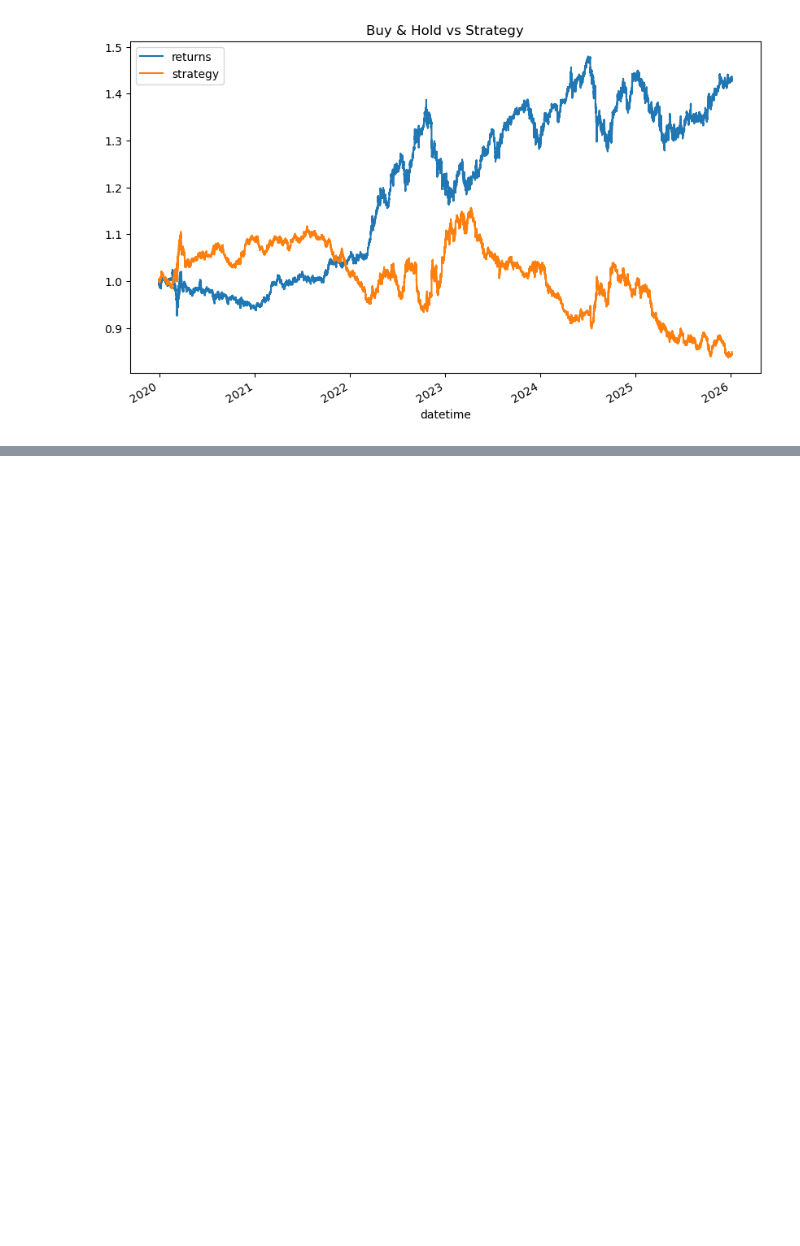
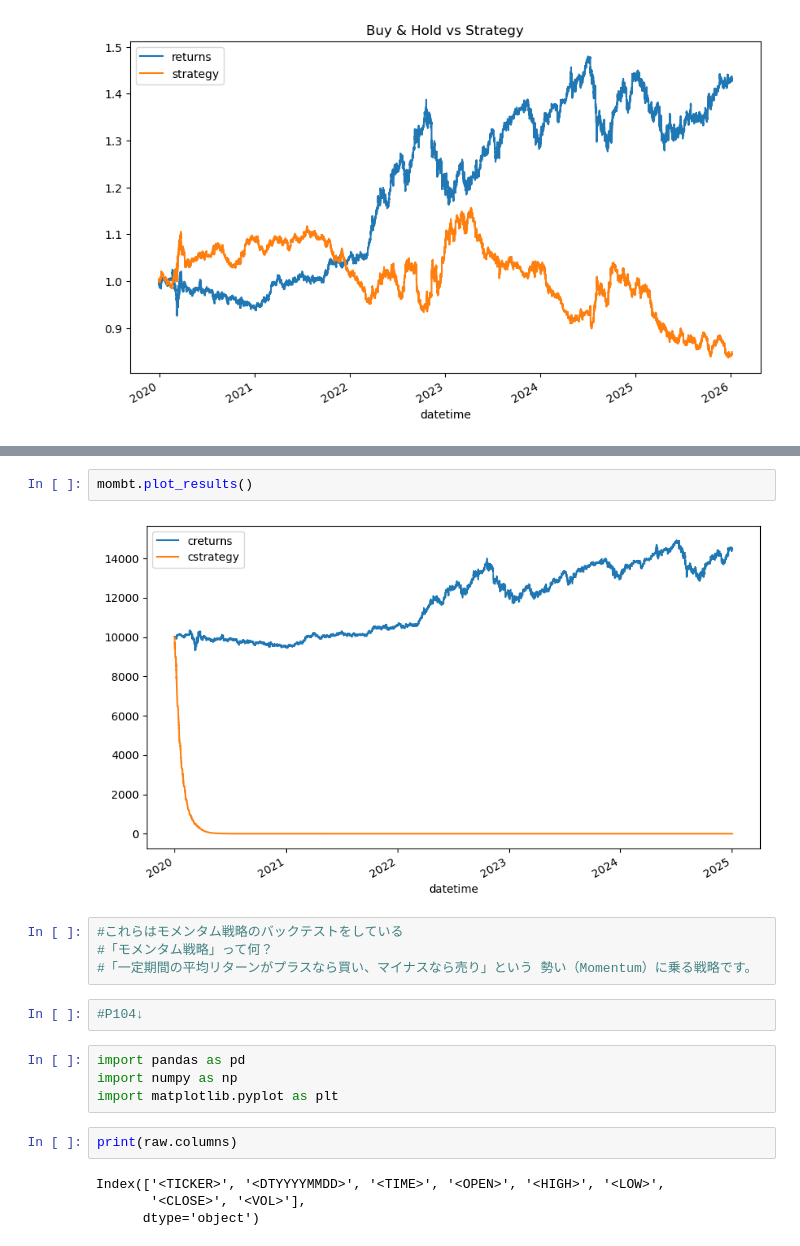
Before and after one commit to Ryo-book/The-first-project, a Jupyter notebook: Algorithmic Trading Book/P96.ipynb, the cells around one changed output, grey strips where cells are left out. Saved outputs shown, nothing was run; the diff lists cells and outputs as text; blank space fills up the shorter version.

```diff
--- a/Algorithmic Trading Book/P96.ipynb
+++ b/Algorithmic Trading Book/P96.ipynb
@@ -74,0 +210,20 @@ data[['returns', 'strategy']].dropna().cumsum().apply(np.exp).plot(figsize=(10,
+# %%
+mombt.plot_results()
+# %% [output]
+[figure, added]
+# %%
+#これらはモメンタム戦略のバックテストをしている
+#「モメンタム戦略」って何？
+#「一定期間の平均リターンがプラスなら買い、マイナスなら売り」という 勢い（Momentum）に乗る戦略です。
+# %%
+#P104↓
+# %%
+import pandas as pd
+import numpy as np
+import matplotlib.pyplot as plt
+# %%
+print(raw.columns)
+# %% [output]
+Index(['<TICKER>', '<DTYYYYMMDD>', '<TIME>', '<OPEN>', '<HIGH>', '<LOW>',
+       '<CLOSE>', '<VOL>'],
+      dtype='object')
```
Also changed, not shown: parts of 55 cells of this notebook, 2 other files.
